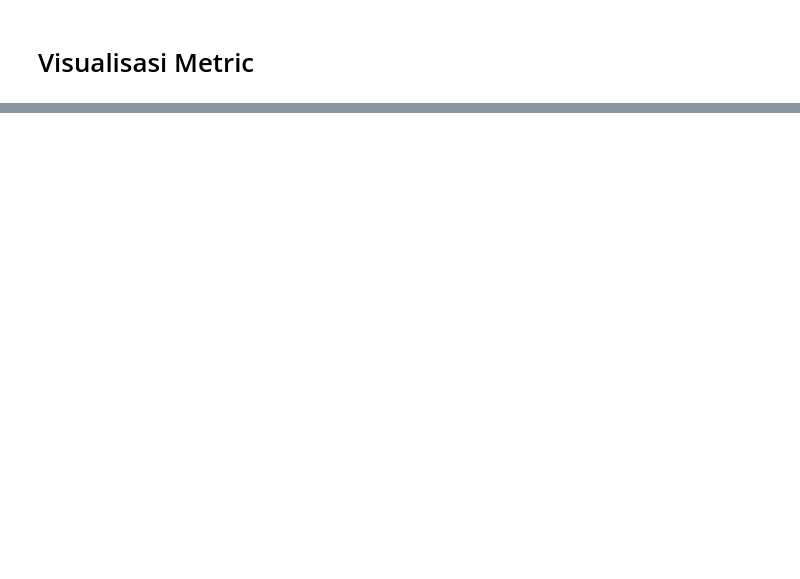
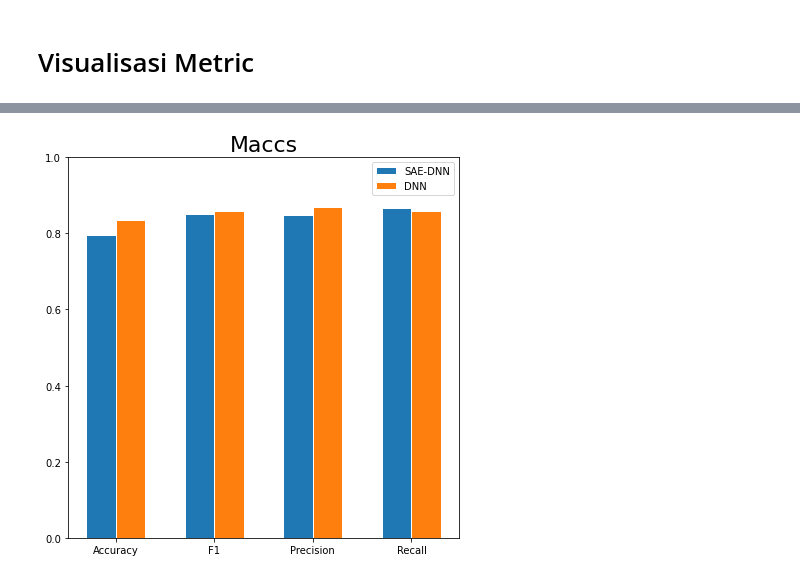
Before and after one commit to fadilrisdian/skripsi-fadil, a Jupyter notebook: 4. Visualize.ipynb, the cells around one changed output, grey strips where cells are left out. Saved outputs shown, nothing was run; the diff lists cells and outputs as text; code cells hidden in the pictures; blank space fills up the shorter version.

```diff
--- a/4. Visualize.ipynb
+++ b/4. Visualize.ipynb
@@ -178,0 +213,7 @@ plt.show()
+# %%
+# DNN ONLY PERFORMANCE
+# Accuracy    : 0.83628±0.017
+# F1 Score    : 0.85876±0.012
+# Precision   : 0.86895±0.016
+# Recall       : 0.85852±0.012
+maccs_dnn = [0.83628, 0.85876, 0.86895, 0.85852]
@@ -178,0 +262,4 @@ plt.show()
+# %%
+visual(maccs_saednn, maccs_dnn, 'Maccs')
+# %% [output]
+[figure, added]
```
Also changed, not shown: parts of 22 cells of this notebook, 4 other files.
